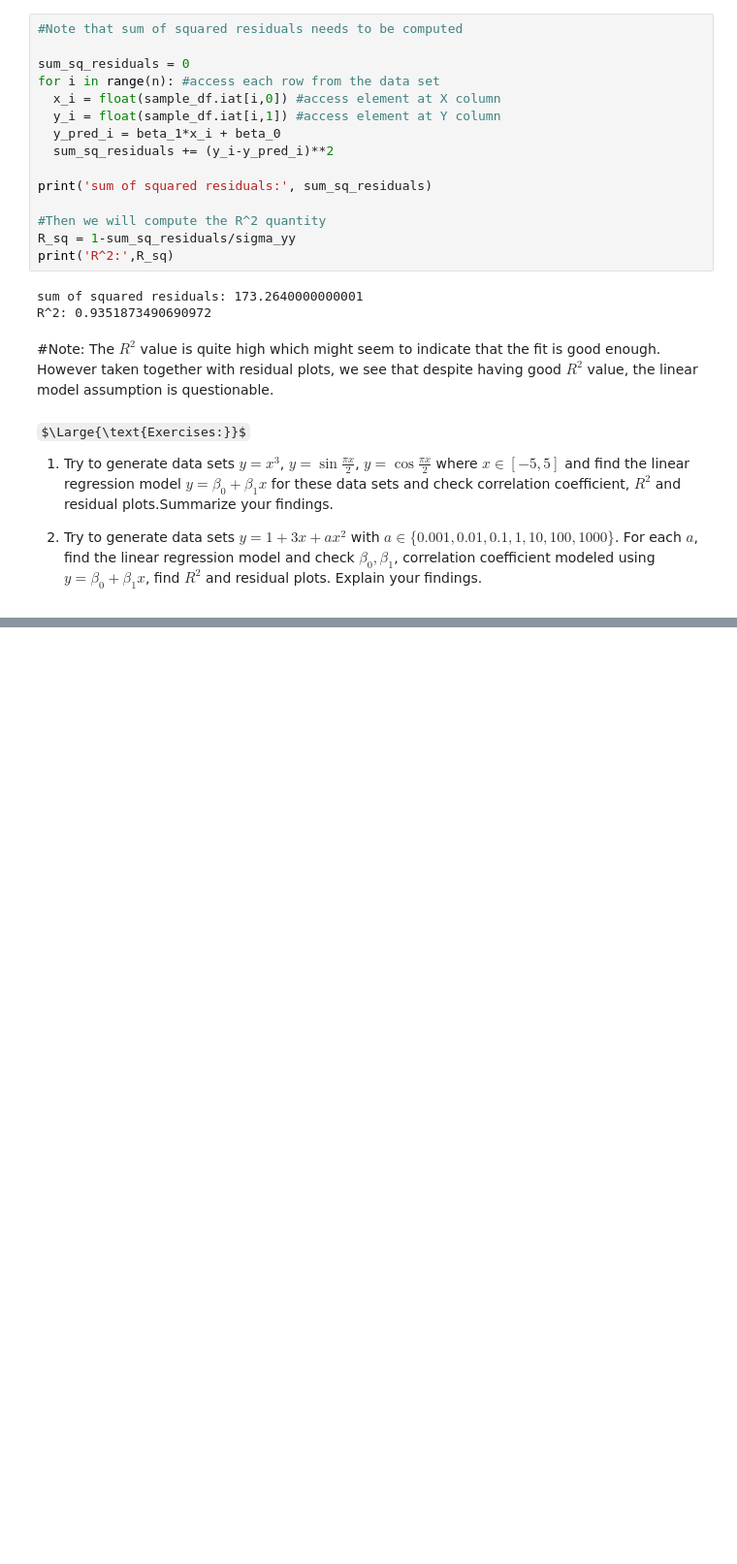
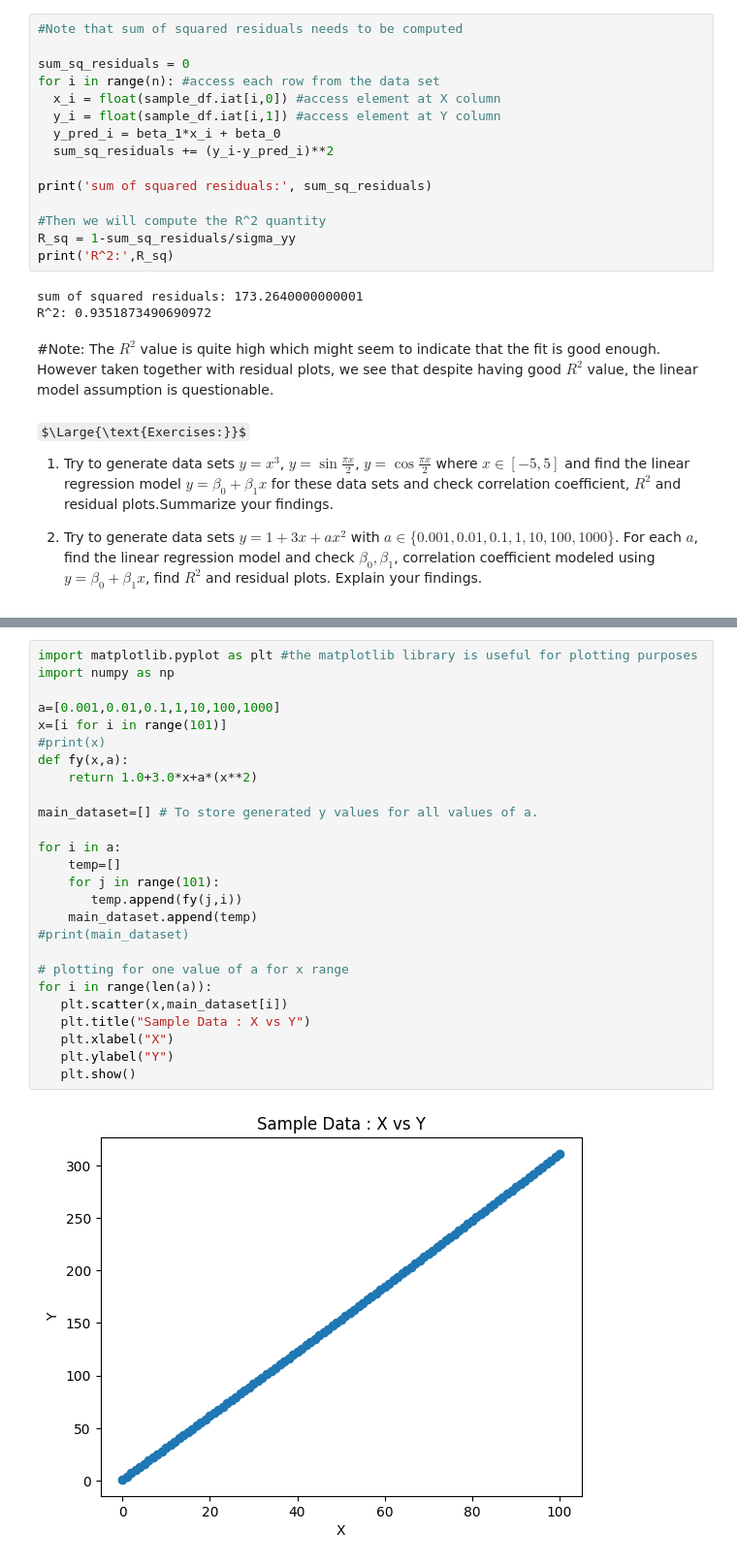
Before and after one commit to kanadsen/IE_506, a Jupyter notebook: Linear regression/IE506_Linear_Regression_MoreExamples_2.ipynb, the cells around one changed output, grey strips where cells are left out. Shown at 97% size. Saved outputs shown, nothing was run; the diff lists cells and outputs as text; some formulas as TeX source; blank space fills up the shorter version.

```diff
--- a/Linear regression/IE506_Linear_Regression_MoreExamples_2.ipynb
+++ b/Linear regression/IE506_Linear_Regression_MoreExamples_2.ipynb
@@ -266,0 +271,28 @@ $\Large{\text{Exercises:}}$
+# %%
+import matplotlib.pyplot as plt #the matplotlib library is useful for plotting purposes
+import numpy as np
+
+a=[0.001,0.01,0.1,1,10,100,1000]
+x=[i for i in range(101)]
+#print(x)
+def fy(x,a):
+    return 1.0+3.0*x+a*(x**2)
+
+main_dataset=[] # To store generated y values for all values of a.
+
+for i in a:
+    temp=[]
+    for j in range(101):
+       temp.append(fy(j,i))
+    main_dataset.append(temp)
+#print(main_dataset)
+
+# plotting for one value of a for x range
+for i in range(len(a)):
+   plt.scatter(x,main_dataset[i])
+   plt.title("Sample Data : X vs Y")
+   plt.xlabel("X")
+   plt.ylabel("Y")
+   plt.show()
+# %% [output]
+[figure, added]
```
Also changed, not shown: parts of 2 cells of this notebook.
